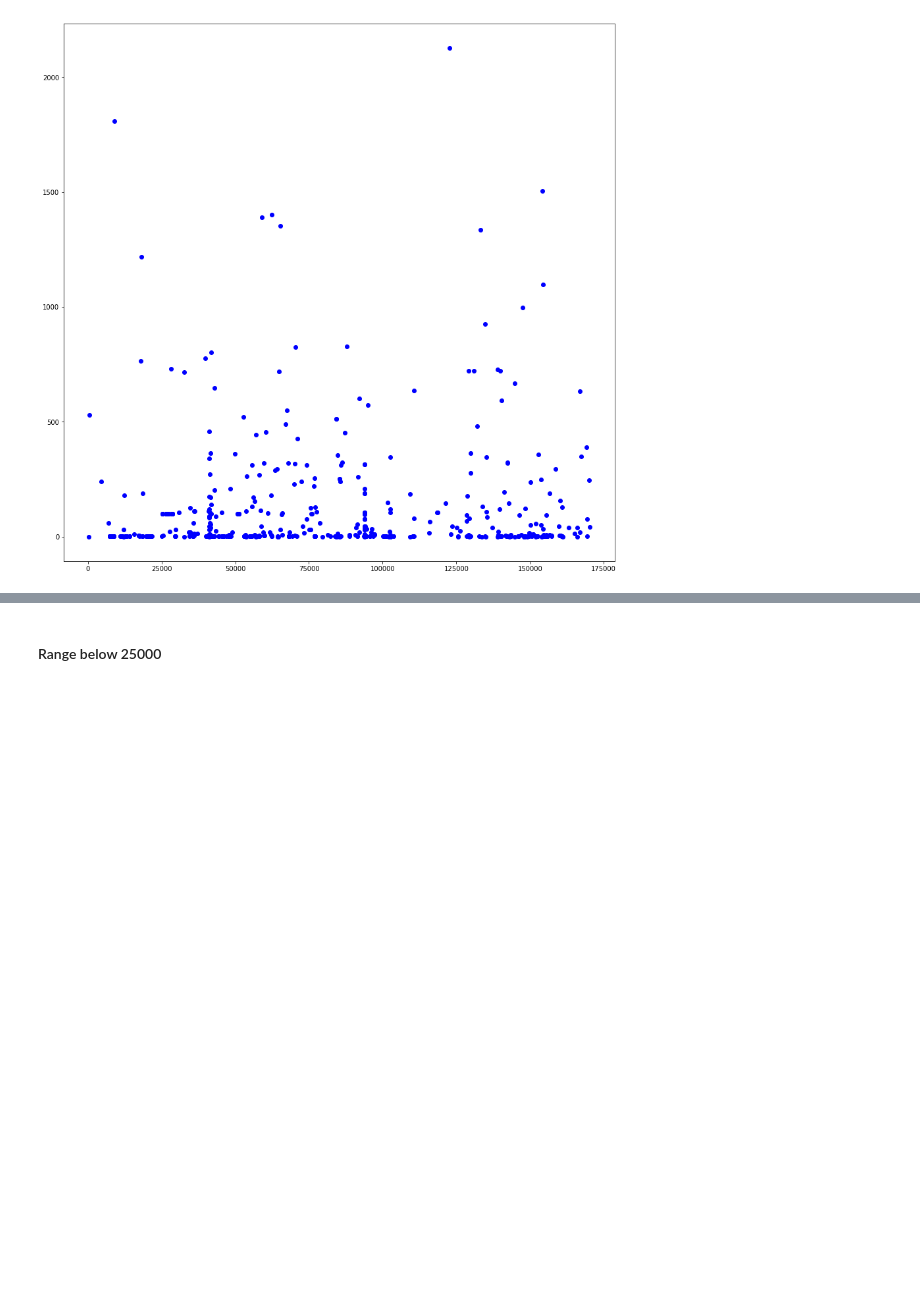
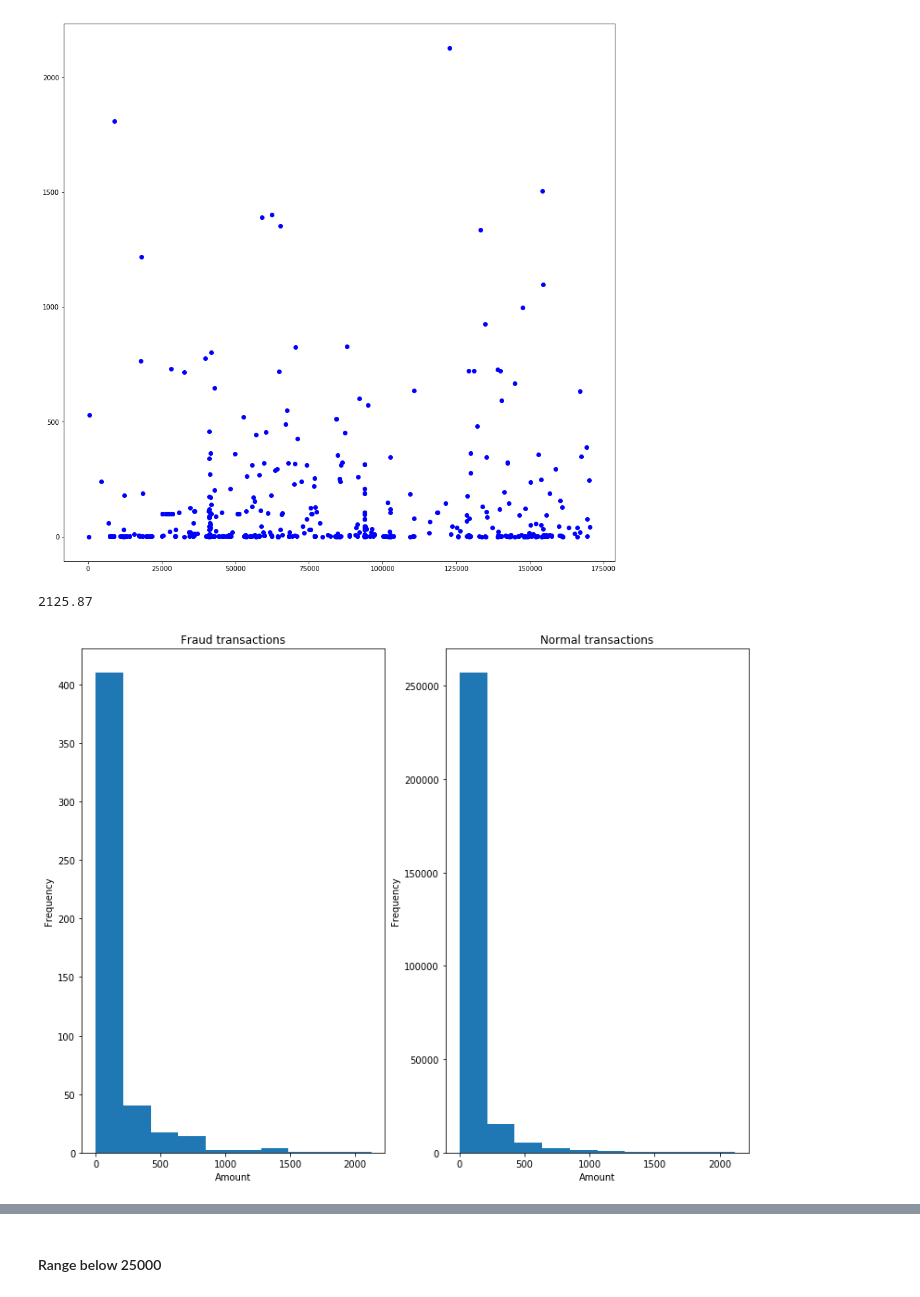
Before and after one commit to TheMLGuy/Fraud-credit-card-transactions, a Jupyter notebook: creditCardTransactions.ipynb, the cells around one changed output, grey strips where cells are left out. Cells and saved outputs as stored; diff of their text form; code cells hidden in the pictures; blank space fills up the shorter version.

```diff
--- a/creditCardTransactions.ipynb
+++ b/creditCardTransactions.ipynb
@@ -119,3 +119,23 @@ plt.scatter(class1_data.Time, class1_data.Amount, color='b')
 plt.show()
 # %% [output]
 [figure]
+# %%
+class1_data.Amount.max()
+# %% [output]
+2125.87
+# %%
+plt.rcParams['figure.figsize']=(10,10)
+plt.subplot(121)
+plt.ylabel('Frequency')
+plt.xlabel('Amount')
+plt.title('Fraud transactions')
+plt.hist(class1_data.Amount) #title='Plot describing fraudulent dist of transactions')
+plt.subplot(122)
+plt.hist(class0_data.Amount[class0_data['Amount']<=2125.87])#,title='Plot describing normal dist of transactions')
+plt.ylabel('Frequency')
+plt.xlabel('Amount')
+plt.title('Normal transactions')
+plt.subplots_adjust(left=2, right=3)
+plt.show()
+# %% [output]
+[figure, added]
```
Also changed, not shown: parts of 3 cells of this notebook.
